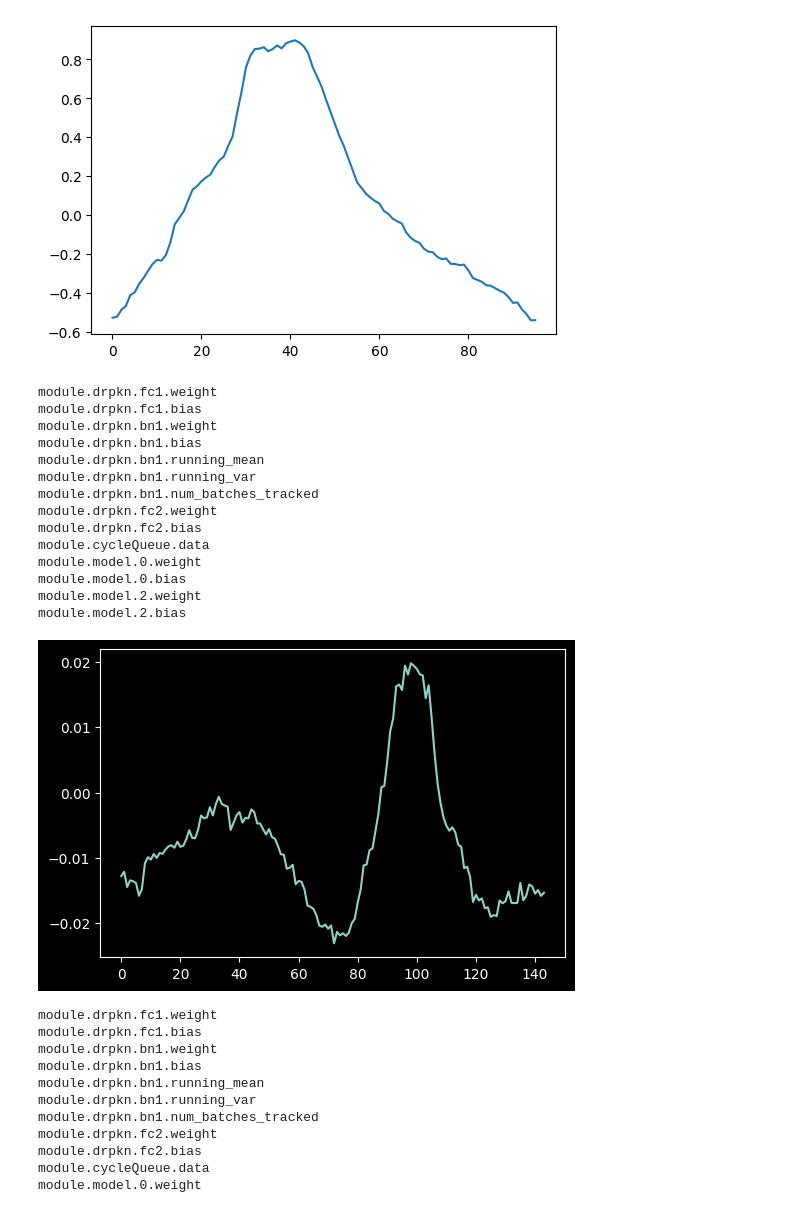
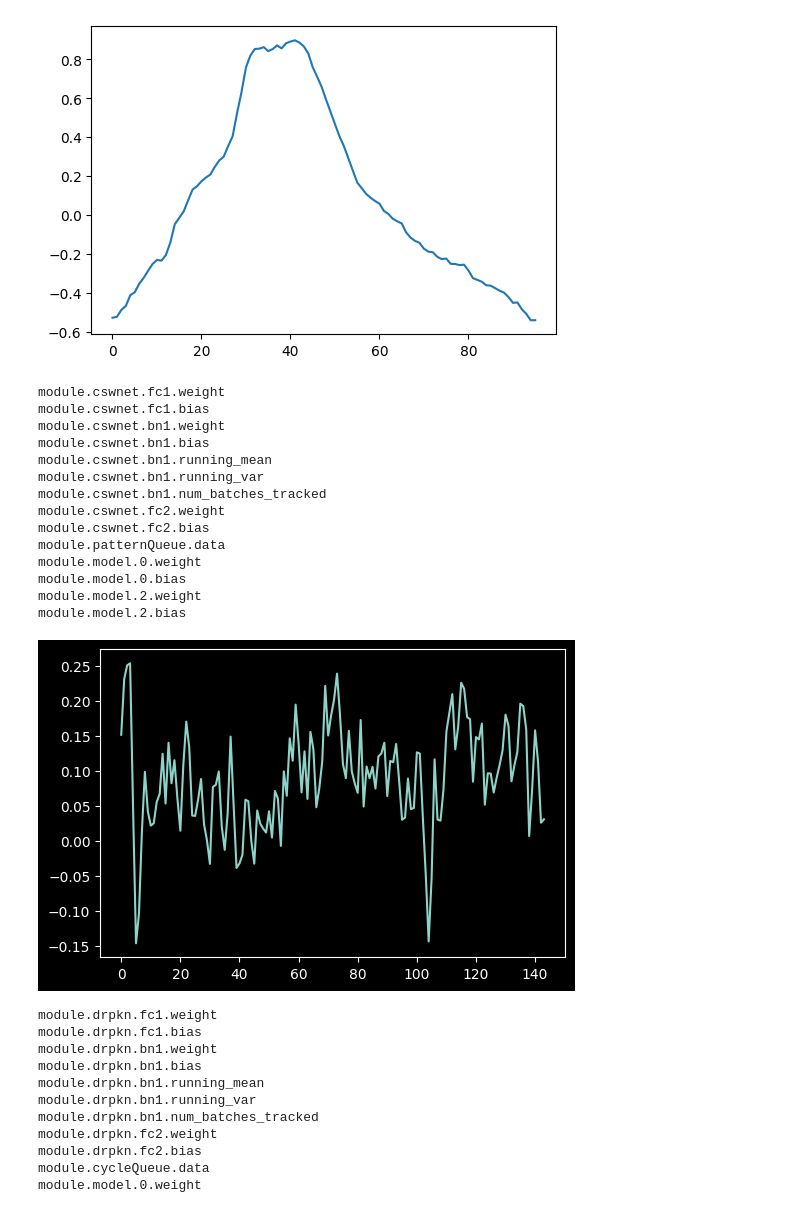
Before and after one commit to qsmx0623/Multiscale-DRPKnet, a Jupyter notebook: visualization.ipynb, the cells around one changed output. Drawn from its saved outputs; the diff is of its cells as text; code cells hidden in the pictures.

```diff
--- a/visualization.ipynb
+++ b/visualization.ipynb
@@ -64,36 +169,36 @@ plt.show()
 [figure]
 # %%
 # 加载 checkpoint
-checkpoint = torch.load('checkpoints/weather_96_96_Multiscale_DRPK_custom_ftM_sl96_pl96_cycle144_cycle_pattern_daily_nums_1_mlp_seed2024/checkpoint.pth', map_location=torch.device('cuda:1'))
+checkpoint = torch.load('checkpoints/weather_336_96_TERNet_custom_ftM_sl336_pl96_pattern144_cycle_pattern_daily+weekly+monthly+yearly_nums_4_mlp_seed2024/checkpoint.pth', map_location=torch.device('cuda:1'))
 # 打印所有的键（key）
 for key in checkpoint.keys():
     print(key)
 # %% [output]
-module.drpkn.fc1.weight
-module.drpkn.fc1.bias
-module.drpkn.bn1.weight
-module.drpkn.bn1.bias
-module.drpkn.bn1.running_mean
-module.drpkn.bn1.running_var
-module.drpkn.bn1.num_batches_tracked
-module.drpkn.fc2.weight
-module.drpkn.fc2.bias
-module.cycleQueue.data
+module.cswnet.fc1.weight
+module.cswnet.fc1.bias
+module.cswnet.bn1.weight
+module.cswnet.bn1.bias
+module.cswnet.bn1.running_mean
+module.cswnet.bn1.running_var
+module.cswnet.bn1.num_batches_tracked
+module.cswnet.fc2.weight
+module.cswnet.fc2.bias
+module.patternQueue.data
 module.model.0.weight
 module.model.0.bias
 module.model.2.weight
 module.model.2.bias
 # %%
 # checkpoint = torch.load('checkpoints/weather_96_96_CycleNet_custom_ftM_sl96_pl96_cycle144_linear_seed2024/checkpoint.pth', map_location=torch.device('cuda:0'))
-weights = checkpoint['module.cycleQueue.data'].cpu().numpy()[:,6]
+weights = checkpoint['module.patternQueue.data'].cpu().numpy()[:,6]
 shifted_weights = np.roll(weights, 100)
 plt.figure(figsize=(6, 4))
 plt.plot(shifted_weights)
 # Save the plot as a SVG file
 # plt.savefig('weather[6].pdf', bbox_inches='tight', transparent=False)
 plt.show()
 # %% [output]
-[figure, old version]
+[figure, new version]
 # %%
 checkpoint = torch.load('checkpoints/weather_96_96_Multiscale_DRPK_custom_ftM_sl96_pl96_cycle144_cycle_pattern_daily+weekly_nums_2_mlp_seed2024/checkpoint.pth', map_location=torch.device('cuda:1'))
 for key in checkpoint.keys():
```
Also changed, not shown: parts of 10 cells of this notebook, 39 other files.
